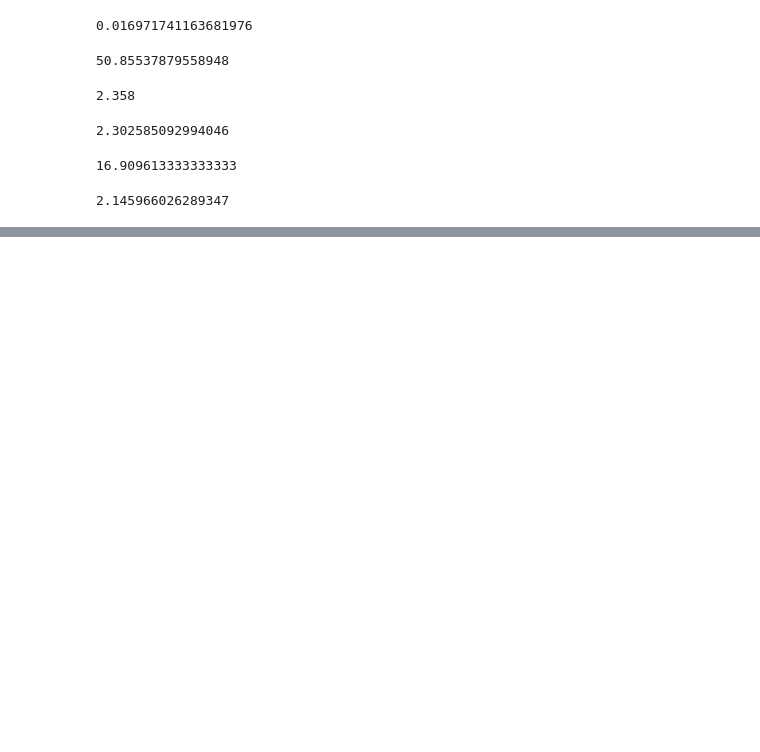
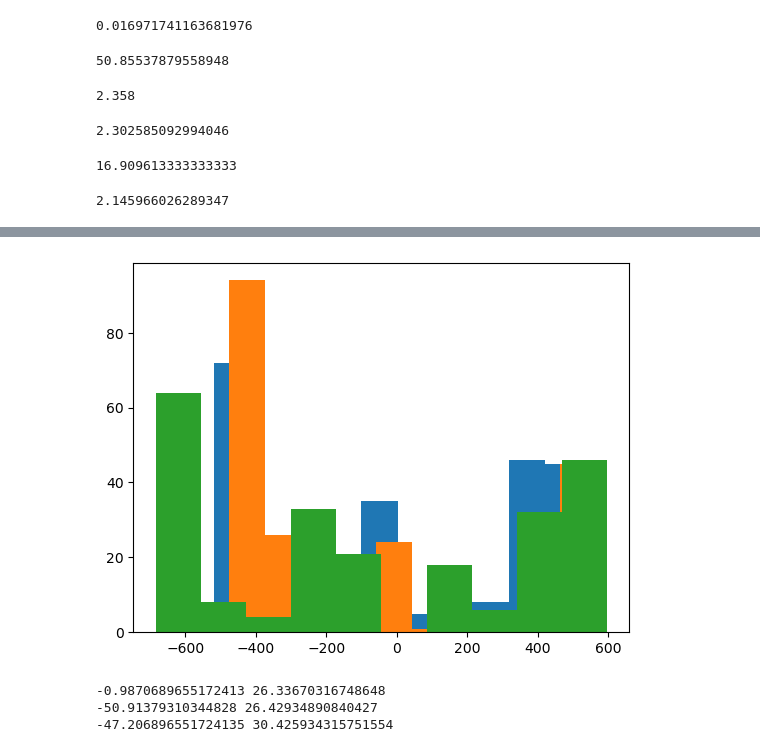
Before and after one commit to KSaid-1/DESI_fuji_FP, a Jupyter notebook: Coma_distance_v02.ipynb, the cells around one changed output, grey strips where cells are left out. Saved outputs shown, nothing was run; the diff lists cells and outputs as text; code cells hidden in the pictures; blank space fills up the shorter version.

```diff
--- a/Coma_distance_v02.ipynb
+++ b/Coma_distance_v02.ipynb
@@ -545,0 +512,12 @@ np.sqrt(2.*np.log(10))
+# %%
+#2M++ (SDSS; Said et al. 2020)
+pvhub.choose_model(0)
+pv = pvhub.calculate_pv(np.array(coma_merged['ra_1']), np.array(coma_merged['dec_1']), coma_merged['zcmb'])
+
+#2MRS (Lillow et al. 2021)
+pvhub.choose_model(2)
+pv_2 = pvhub.calculate_pv(np.array(coma_merged['ra_1']), np.array(coma_merged['dec_1']), coma_merged['zcmb'])
+
+#2M++ (Carrick et al. 2015)
+pvhub.choose_model(3)
+pv_3 = pvhub.calculate_pv(np.array(coma_merged['ra_1']), np.array(coma_merged['dec_1']), coma_merged['zcmb'])
@@ -545,0 +531,15 @@ np.sqrt(2.*np.log(10))
+# %%
+plt.hist(pv)
+plt.hist(pv_2)
+plt.hist(pv_3)
+plt.show()
+# %% [output]
+[figure, added]
+# %%
+print (np.mean(pv),np.std(pv)/np.sqrt(len(pv)))
+print (np.mean(pv_2),np.std(pv_2)/np.sqrt(len(pv_2)))
+print (np.mean(pv_3),np.std(pv_3)/np.sqrt(len(pv_3)))
+# %% [output]
+-0.9870689655172413 26.33670316748648
+-50.91379310344828 26.42934890840427
+-47.206896551724135 30.425934315751554
```
Also changed, not shown: parts of 38 cells of this notebook, 7 other files.
